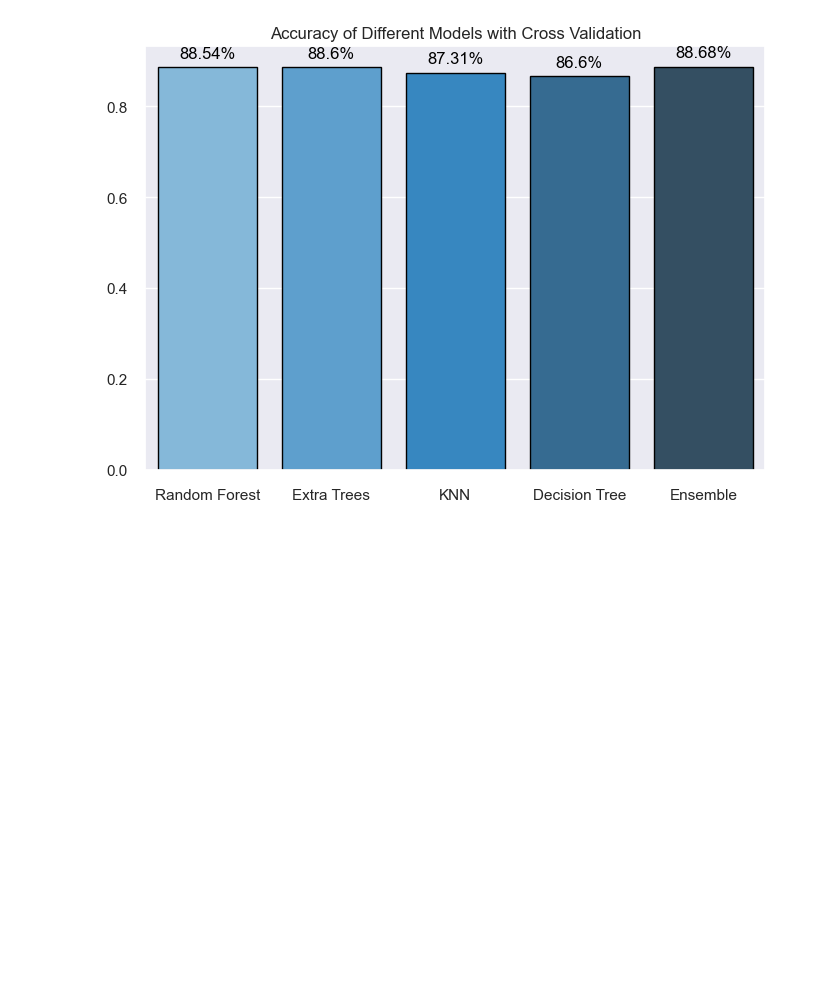
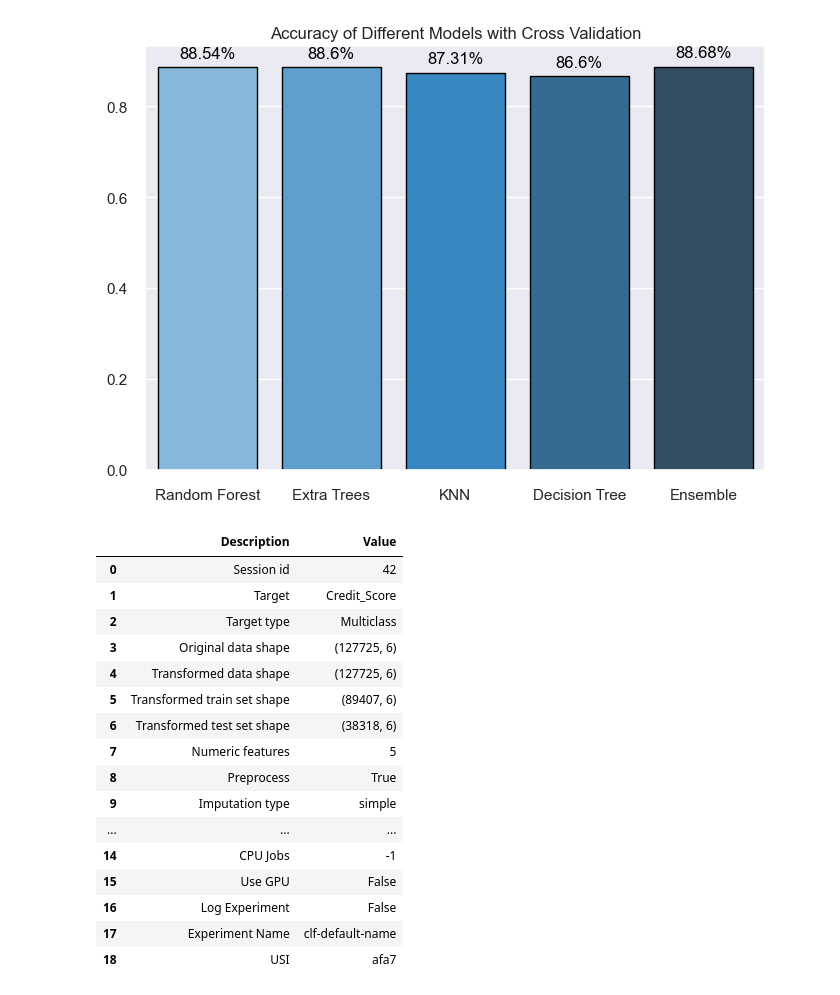
Before and after one commit to yaseen1998/AI_Orange_Course, a Jupyter notebook: Assigment_2/models_regression.ipynb, the cells around one changed output. Saved outputs shown, nothing was run; the diff lists cells and outputs as text; code cells hidden in the pictures; blank space fills up the shorter version.

```diff
--- a/Assigment_2/models_regression.ipynb
+++ b/Assigment_2/models_regression.ipynb
@@ -13,10 +11,10 @@ from imblearn.over_sampling import SMOTE
 import matplotlib.pyplot as plt
 import seaborn as sns
 # %%
-df = pd.read_csv('../csv/scaled_data.csv')
+df = pd.read_csv('scaled_data.csv') # use os to store csv file
 # use os to store csv file
 
-x = df.drop(['Credit_Score'],axis=1)
-column = x.columns
-y = df["Credit_Score"]
+x = df.drop(['Credit_Score'],axis=1) # drop target variable
+column = x.columns # store column names
+y = df["Credit_Score"] # target variable
 # %%
@@ -177,3 +182,25 @@ plt.title("Accuracy of Different Models with Cross Validation")
 plt.show()
 # %% [output]
 [figure]
+# %%
+X_train_copy = x_train_sm.copy() # copy x_train_sm
+X_train_copy["Credit_Score"] = y_train_sm # add y_train_sm to x_train_sm
+pycaret_model = setup(data=X_train_copy, target="Credit_Score", session_id=42) # set pycaret model
+# %% [output]
+|  | Description | Value |
+| 0 | Session id | 42 |
+| 1 | Target | Credit_Score |
+| 2 | Target type | Multiclass |
+| 3 | Original data shape | (127725, 6) |
+| 4 | Transformed data shape | (127725, 6) |
+| 5 | Transformed train set shape | (89407, 6) |
+| 6 | Transformed test set shape | (38318, 6) |
+| 7 | Numeric features | 5 |
+| 8 | Preprocess | True |
+| 9 | Imputation type | simple |
+| ... | ... | ... |
+| 14 | CPU Jobs | -1 |
+| 15 | Use GPU | False |
+| 16 | Log Experiment | False |
+| 17 | Experiment Name | clf-default-name |
+| 18 | USI | afa7 |
```
Also changed, not shown: parts of 18 cells of this notebook, 11 other files.
